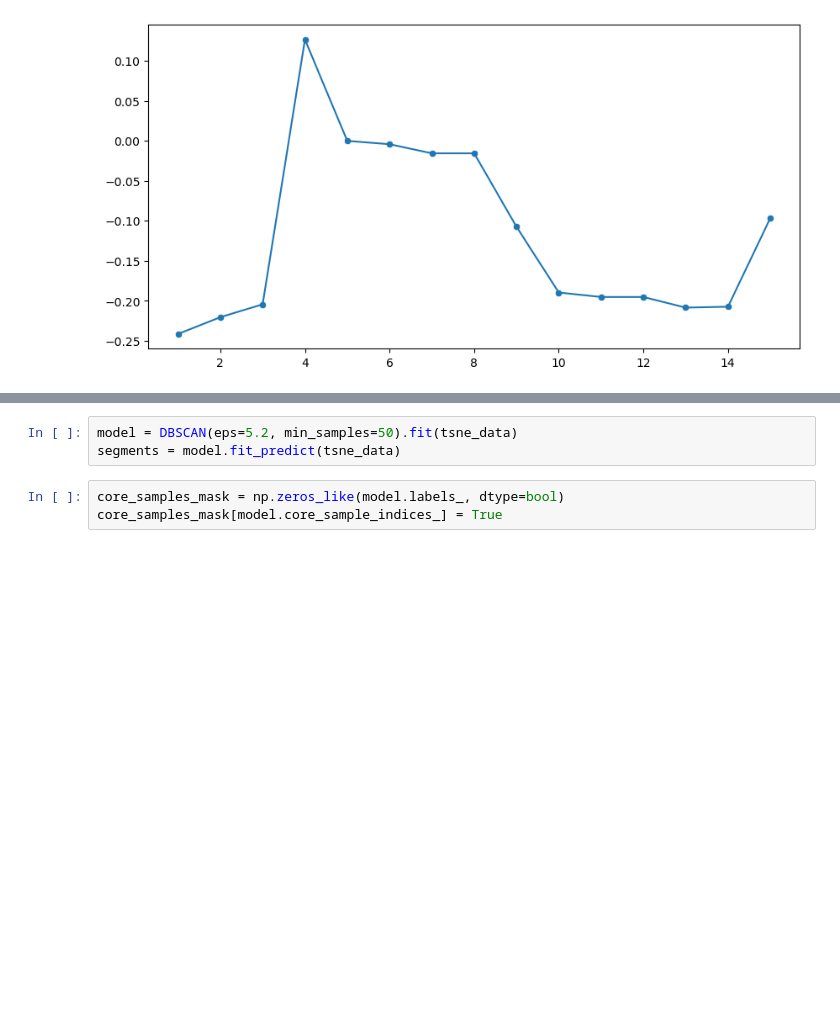
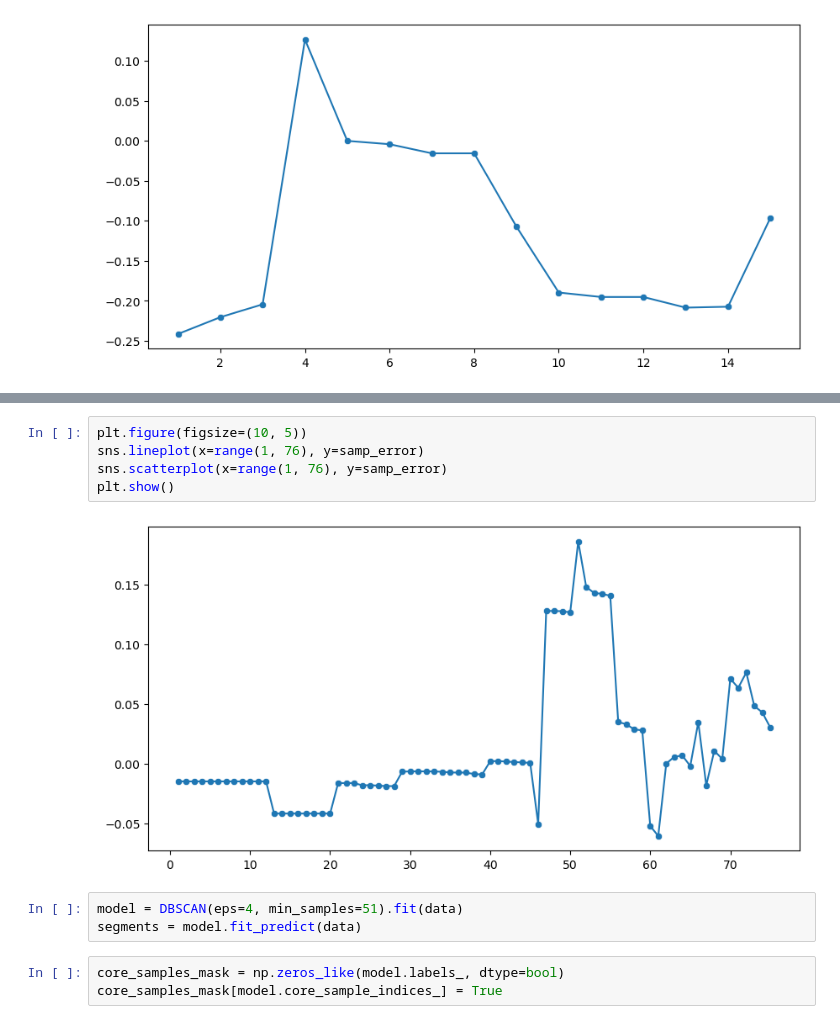
Before and after one commit to Threelivestoken/RFP1, a Jupyter notebook: TBell/DBSCAN.ipynb, the cells around one changed output, grey strips where cells are left out. Cells and saved outputs as stored; diff of their text form; blank space fills up the shorter version.

```diff
--- a/TBell/DBSCAN.ipynb
+++ b/TBell/DBSCAN.ipynb
@@ -74,6 +81,13 @@ plt.show()
+# %%
+plt.figure(figsize=(10, 5))
+sns.lineplot(x=range(1, 76), y=samp_error)
+sns.scatterplot(x=range(1, 76), y=samp_error)
+plt.show()
+# %% [output]
+[figure, added]
 # %%
-model = DBSCAN(eps=5.2, min_samples=50).fit(tsne_data)
-segments = model.fit_predict(tsne_data)
+model = DBSCAN(eps=4, min_samples=51).fit(data)
+segments = model.fit_predict(data)
 # %%
 core_samples_mask = np.zeros_like(model.labels_, dtype=bool)
 core_samples_mask[model.core_sample_indices_] = True
```
Also changed, not shown: parts of 6 cells of this notebook, 2 other files.
